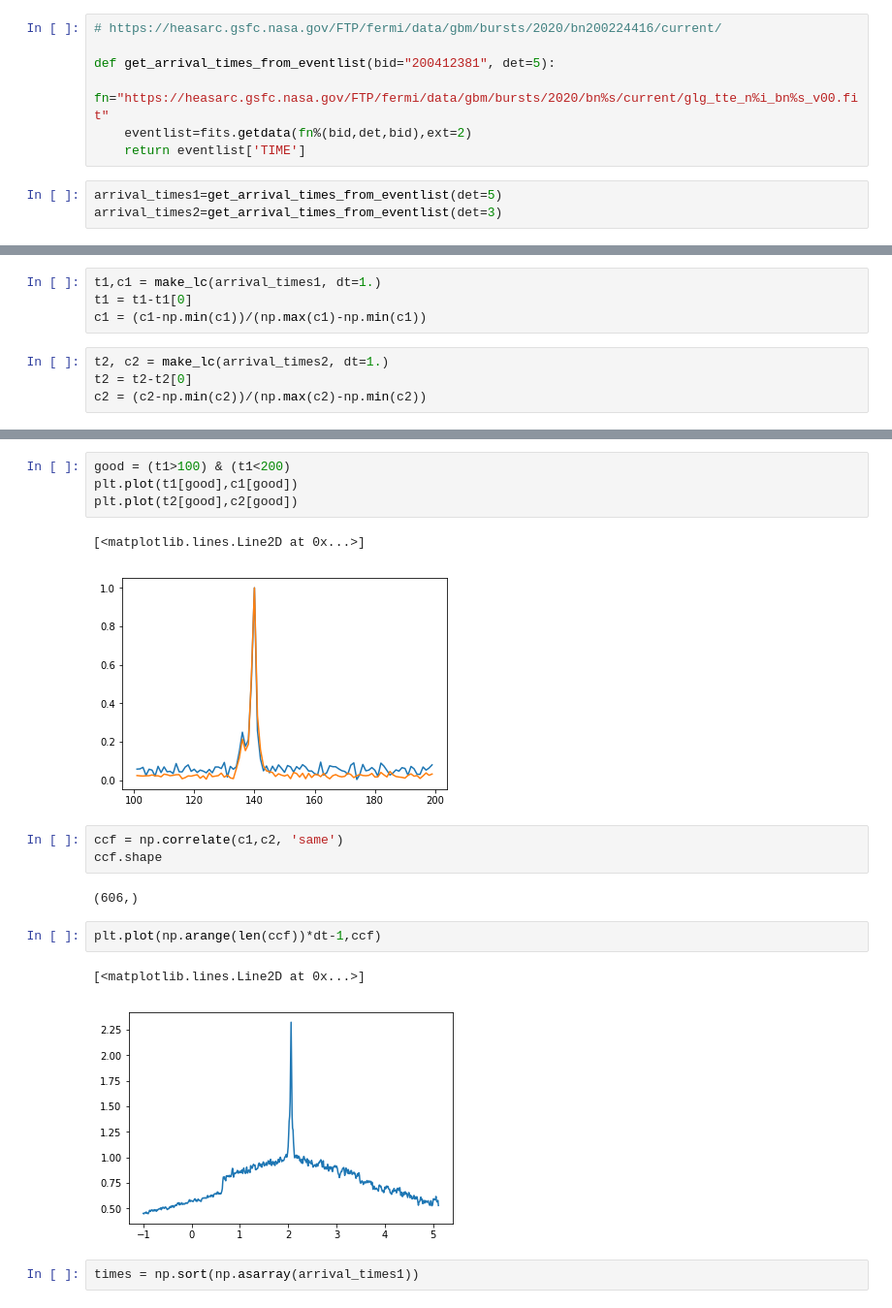
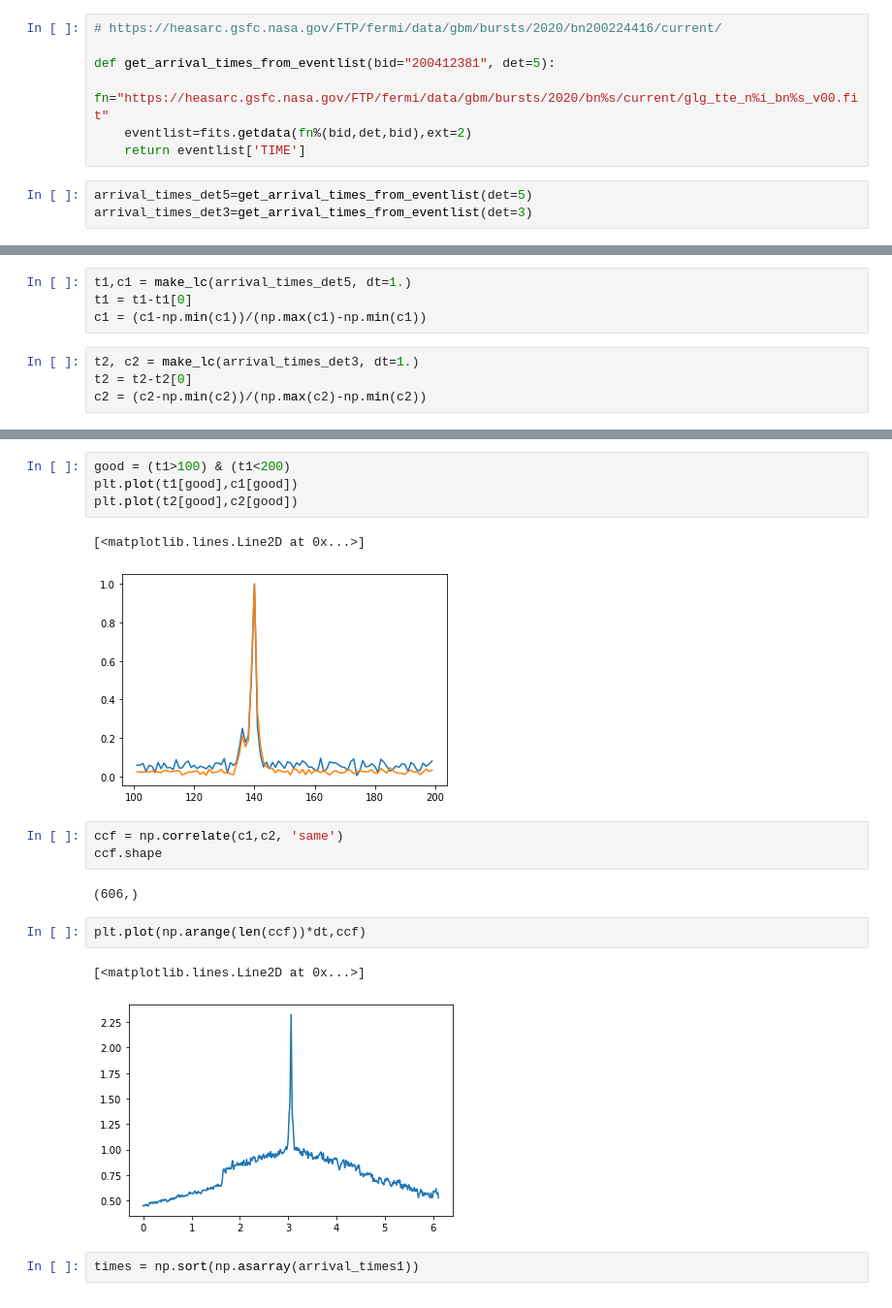
Before and after one commit to toastmaker/ccf, a Jupyter notebook: notebooks/ccf.ipynb, the cells around one changed output, grey strips where cells are left out. Shown at 97% size. Saved outputs shown, nothing was run; the diff lists cells and outputs as text.

```diff
--- a/notebooks/ccf.ipynb
+++ b/notebooks/ccf.ipynb
@@ -165,5 +165,5 @@ def get_arrival_times_from_eventlist(bid="200412381", det=5):
     eventlist=fits.getdata(fn%(bid,det,bid),ext=2)
     return eventlist['TIME']
 # %%
-arrival_times1=get_arrival_times_from_eventlist(det=5)
-arrival_times2=get_arrival_times_from_eventlist(det=3)
+arrival_times_det5=get_arrival_times_from_eventlist(det=5)
+arrival_times_det3=get_arrival_times_from_eventlist(det=3)
@@ -172,9 +170,9 @@ Downloading https://heasarc.gsfc.nasa.gov/FTP/fermi/data/gbm/bursts/2020/bn20041
 # %%
-t1,c1 = make_lc(arrival_times1, dt=1.)
+t1,c1 = make_lc(arrival_times_det5, dt=1.)
 t1 = t1-t1[0]
 c1 = (c1-np.min(c1))/(np.max(c1)-np.min(c1))
 # %%
-t2, c2 = make_lc(arrival_times2, dt=1.)
+t2, c2 = make_lc(arrival_times_det3, dt=1.)
 t2 = t2-t2[0]
 c2 = (c2-np.min(c2))/(np.max(c2)-np.min(c2))
 # %%
@@ -191,17 +210,17 @@ plt.plot(t1[good],c1[good])
 plt.plot(t2[good],c2[good])
 # %% [output]
 [<matplotlib.lines.Line2D at 0x...>]
-[figure, old version]
+[figure, new version]
 # %%
 ccf = np.correlate(c1,c2, 'same')
 ccf.shape
 # %% [output]
 (606,)
 # %%
-plt.plot(np.arange(len(ccf))*dt-1,ccf)
+plt.plot(np.arange(len(ccf))*dt,ccf)
 # %% [output]
 [<matplotlib.lines.Line2D at 0x...>]
-[figure, old version]
+[figure, new version]
 # %%
 times = np.sort(np.asarray(arrival_times1))
 # %%
```
Also changed, not shown: parts of 14 cells of this notebook.
